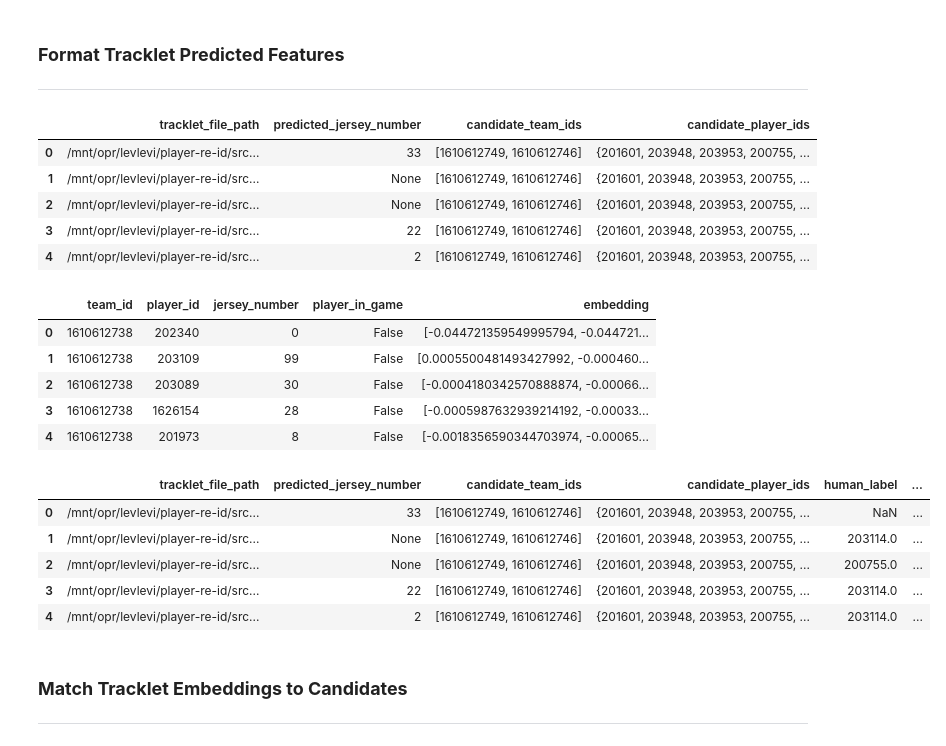
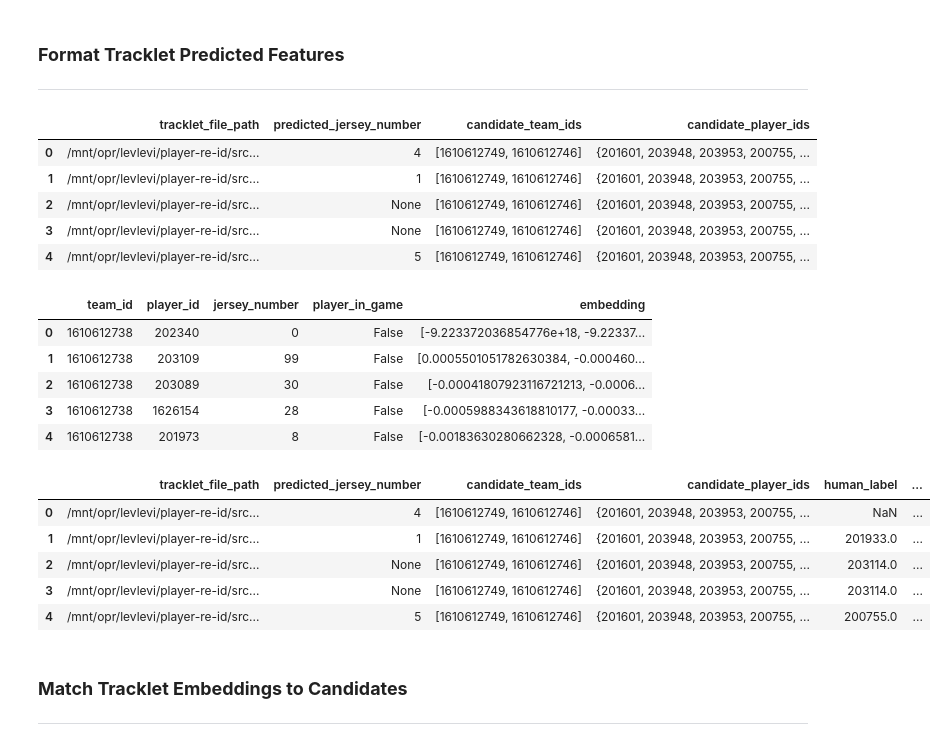
Before and after one commit to gedas-ug-projects/player-re-id, a Jupyter notebook: src/testing/embed_players/simplified_embed_players.ipynb, the cells around one changed output. Drawn from its saved outputs; the diff is of its cells as text; code cells hidden in the pictures.

```diff
--- a/src/testing/embed_players/simplified_embed_players.ipynb
+++ b/src/testing/embed_players/simplified_embed_players.ipynb
@@ -53,6 +53,8 @@ ground_truth_player_features_subset_df['player_in_game'] = [False] * len(ground_
 ### **Format Tracklet Predicted Features**
 ***
 # %%
+TRESH = 0.998
+
 # human labels for 50 tracklet test set
 with open('/playpen-storage/levlevi/player-re-id/src/data/_50_game_reid_benchmark_/annotations.json') as f:
     tracklet_human_annotations_dict = json.load(f)
@@ -66,7 +68,8 @@ def read_florence_predictions(fp):
     for p in florence_predictions:
         key = p.split(':')[0]
         values = ast.literal_eval('{' + '{'.join(p.split('{')[1: ]))
-        predictions[key] = values
+        predicted_vals = [values[k][0] for k in values.keys() if values[k][1] > TRESH]
+        predictions[key] = predicted_vals
     return predictions
 predicted_tracklet_features_florence_dict = read_florence_predictions(florence_predictions_fp)
 
@@ -74,6 +77,8 @@ predicted_tracklet_features_florence_dict = read_florence_predictions(florence_p
 with open("/playpen-storage/levlevi/player-re-id/src/data/raw_features.json", 'r') as f:
     ground_truth_player_features_dict = json.load(f)
 # %%
+JERSEY_NUMBER_THRESH = 30
+
 # get most common race from list
 def get_maj_race(races):
     if len(races) == 0:
@@ -90,7 +95,7 @@ def get_maj_position(positions):
 
 # get most common jersey number from list
 def get_maj_jersey_number(jersey_numbers):
-    if len(jersey_numbers) == 0:
+    if len(jersey_numbers) < JERSEY_NUMBER_THRESH:
         return None
     counter = Counter(jersey_numbers)
     return counter.most_common(1)[0][0]
@@ -151,11 +156,8 @@ for tracklet_fp, raw_predictions in predicted_tracklet_features_florence_dict.it
     candidate_team_ids = get_candidate_team_ids(tracklet_fp)
     candidate_players_ids = get_candidate_player_ids(tracklet_fp)
     # get jersey numbers
-    for frame_idx in raw_predictions:
-        # match all valid predictions
-        temp_jersey_number_arr = re.findall(r'\d+', raw_predictions[frame_idx].get('<OCR>'))
-        for n in temp_jersey_number_arr:
-            predicted_jersey_numbers.append(n)
+    for jersey_number in raw_predictions:
+        predicted_jersey_numbers.append(jersey_number)
     # find most common jersey number
     maj_jersey_number = get_maj_jersey_number(predicted_jersey_numbers)
     temp_row = [tracklet_fp, maj_jersey_number, candidate_team_ids, candidate_players_ids]
@@ -166,11 +168,11 @@ all_tracklet_features = pd.DataFrame(rows, columns=['tracklet_file_path', 'predi
 all_tracklet_features.head()
 # %% [output]
 |  | tracklet_file_path | predicted_jersey_number | candidate_team_ids | candidate_player_ids |
-| 0 | /mnt/opr/levlevi/player-re-id/src... | 33 | [1610612749, 1610612746] | {201601, 203948, 203953, 200755, ... |
-| 1 | /mnt/opr/levlevi/player-re-id/src... | None | [1610612749, 1610612746] | {201601, 203948, 203953, 200755, ... |
+| 0 | /mnt/opr/levlevi/player-re-id/src... | 4 | [1610612749, 1610612746] | {201601, 203948, 203953, 200755, ... |
+| 1 | /mnt/opr/levlevi/player-re-id/src... | 1 | [1610612749, 1610612746] | {201601, 203948, 203953, 200755, ... |
 | 2 | /mnt/opr/levlevi/player-re-id/src... | None | [1610612749, 1610612746] | {201601, 203948, 203953, 200755, ... |
-| 3 | /mnt/opr/levlevi/player-re-id/src... | 22 | [1610612749, 1610612746] | {201601, 203948, 203953, 200755, ... |
-| 4 | /mnt/opr/levlevi/player-re-id/src... | 2 | [1610612749, 1610612746] | {201601, 203948, 203953, 200755, ... |
+| 3 | /mnt/opr/levlevi/player-re-id/src... | None | [1610612749, 1610612746] | {201601, 203948, 203953, 200755, ... |
+| 4 | /mnt/opr/levlevi/player-re-id/src... | 5 | [1610612749, 1610612746] | {201601, 203948, 203953, 200755, ... |
 # %%
 human_labels = []
 for file_path in all_tracklet_features['tracklet_file_path']:
@@ -237,41 +239,41 @@ for row in ground_truth_player_features_subset_df.itertuples():
     ground_truth_player_embeddings.append(concatinated_embedding)
 
 # normalize
-ground_truth_player_embeddings = normalize_embeddings(ground_truth_player_embeddings)
+# ground_truth_player_embeddings = normalize_embeddings(ground_truth_player_embeddings)
 ground_truth_player_features_subset_df['embedding'] = [np.ravel(embedding) for embedding in ground_truth_player_embeddings]
 ground_truth_player_features_subset_df.head()
 # %% [output]
 |  | team_id | player_id | jersey_number | player_in_game | embedding |
-| 0 | 1610612738 | 202340 | 0 | False | [-0.044721359549995794, -0.044721... |
-| 1 | 1610612738 | 203109 | 99 | False | [0.0005500481493427992, -0.000460... |
-| 2 | 1610612738 | 203089 | 30 | False | [-0.0004180342570888874, -0.00066... |
-| 3 | 1610612738 | 1626154 | 28 | False | [-0.0005987632939214192, -0.00033... |
-| 4 | 1610612738 | 201973 | 8 | False | [-0.0018356590344703974, -0.00065... |
+| 0 | 1610612738 | 202340 | 0 | False | [-9.223372036854776e+18, -9.22337... |
+| 1 | 1610612738 | 203109 | 99 | False | [0.0005501051782630384, -0.000460... |
+| 2 | 1610612738 | 203089 | 30 | False | [-0.00041807923116721213, -0.0006... |
+| 3 | 1610612738 | 1626154 | 28 | False | [-0.0005988343618810177, -0.00033... |
+| 4 | 1610612738 | 201973 | 8 | False | [-0.00183630280662328, -0.0006581... |
 # %%
 # 2. generated tracklet embeddings
 tracklet_embeddings = []
 for row in all_tracklet_features.itertuples():
     jersey_number = row.predicted_jersey_number
     candidate_player_ids = row.candidate_player_ids
     # a. get jersey number embed
     jersey_number_embedding = get_jersey_number_embed(jersey_number)
     # b. get player id embeds
     player_ids_embedding = get_player_id_embed_one_hot(list(candidate_player_ids), player_id_encoder)
     # c. get concatinated embedding
     concatinated_embedding = np.concatenate([jersey_number_embedding, player_ids_embedding])
     tracklet_embeddings.append(concatinated_embedding)
 
 # normalize
-tracklet_embeddings = normalize_embeddings(tracklet_embeddings)
+# tracklet_embeddings = normalize_embeddings(tracklet_embeddings)
 all_tracklet_features['embedding'] = [np.ravel(embedding) for embedding in tracklet_embeddings]
 all_tracklet_features.head()
 # %% [output]
 |  | tracklet_file_path | predicted_jersey_number | candidate_team_ids | candidate_player_ids | human_label | ... |
-| 0 | /mnt/opr/levlevi/player-re-id/src... | 33 | [1610612749, 1610612746] | {201601, 203948, 203953, 200755, ... | NaN | ... |
-| 1 | /mnt/opr/levlevi/player-re-id/src... | None | [1610612749, 1610612746] | {201601, 203948, 203953, 200755, ... | 203114.0 | ... |
-| 2 | /mnt/opr/levlevi/player-re-id/src... | None | [1610612749, 1610612746] | {201601, 203948, 203953, 200755, ... | 200755.0 | ... |
-| 3 | /mnt/opr/levlevi/player-re-id/src... | 22 | [1610612749, 1610612746] | {201601, 203948, 203953, 200755, ... | 203114.0 | ... |
-| 4 | /mnt/opr/levlevi/player-re-id/src... | 2 | [1610612749, 1610612746] | {201601, 203948, 203953, 200755, ... | 203114.0 | ... |
+| 0 | /mnt/opr/levlevi/player-re-id/src... | 4 | [1610612749, 1610612746] | {201601, 203948, 203953, 200755, ... | NaN | ... |
+| 1 | /mnt/opr/levlevi/player-re-id/src... | 1 | [1610612749, 1610612746] | {201601, 203948, 203953, 200755, ... | 201933.0 | ... |
+| 2 | /mnt/opr/levlevi/player-re-id/src... | None | [1610612749, 1610612746] | {201601, 203948, 203953, 200755, ... | 203114.0 | ... |
+| 3 | /mnt/opr/levlevi/player-re-id/src... | None | [1610612749, 1610612746] | {201601, 203948, 203953, 200755, ... | 203114.0 | ... |
+| 4 | /mnt/opr/levlevi/player-re-id/src... | 5 | [1610612749, 1610612746] | {201601, 203948, 203953, 200755, ... | 200755.0 | ... |
 # %%
 # euclidean Distance
 def euclidean_distance(vec1: List[float], vec2: List[float]) -> float:
```
Also changed, not shown: parts of 8 cells of this notebook, 21 other files.
